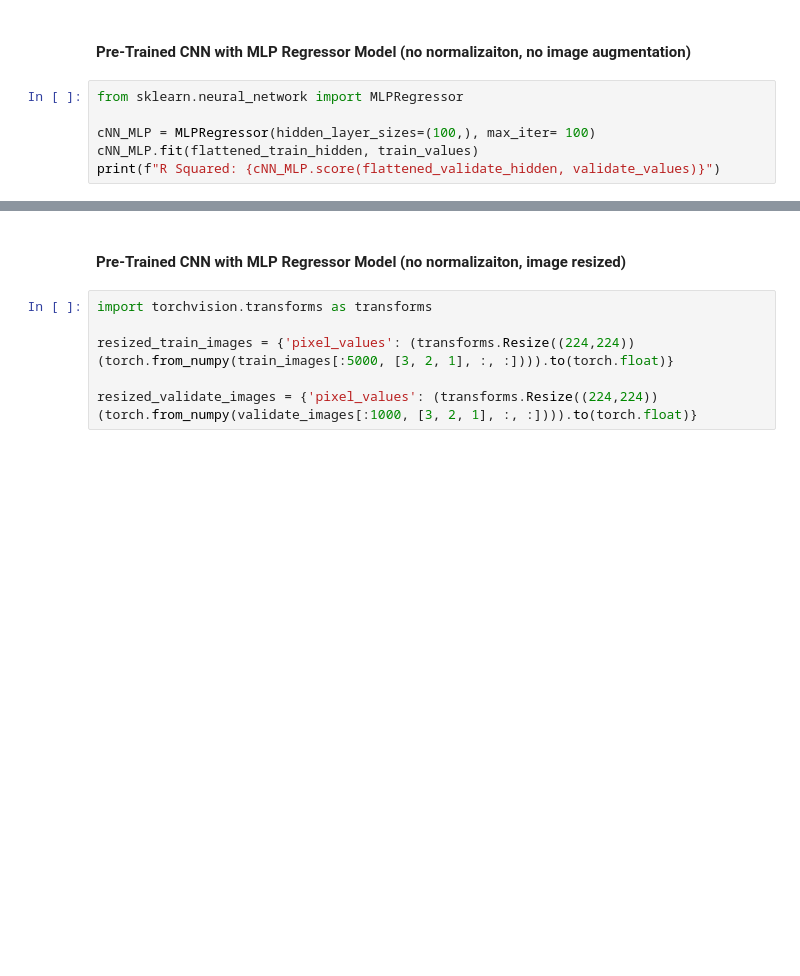
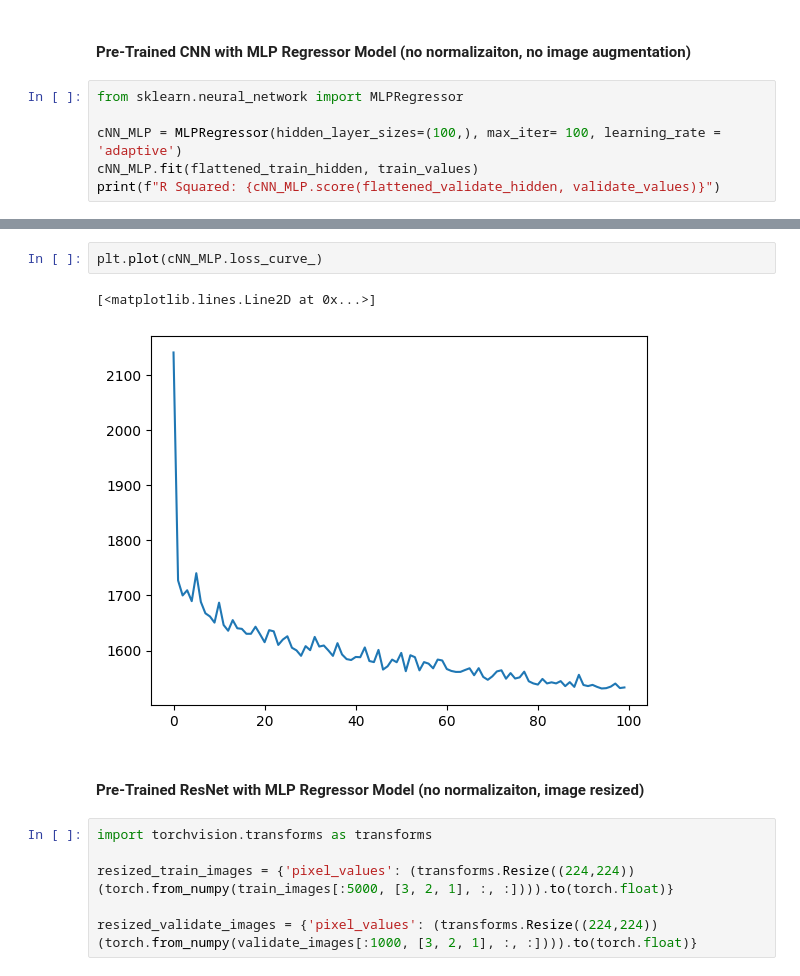
Before and after one commit to heath3rq/ML_Machine-Learning-Biomass-Density-Estimation, a Jupyter notebook: GIZ_Biomass_Starter_Notebook.ipynb, the cells around one changed output, grey strips where cells are left out. Cells and saved outputs as stored; diff of their text form; blank space fills up the shorter version.

```diff
--- a/GIZ_Biomass_Starter_Notebook.ipynb
+++ b/GIZ_Biomass_Starter_Notebook.ipynb
@@ -550,7 +550,7 @@ MSE: 4483.354709909779
 # %%
 from sklearn.neural_network import MLPRegressor
 
-cNN_MLP = MLPRegressor(hidden_layer_sizes=(100,), max_iter= 100)
+cNN_MLP = MLPRegressor(hidden_layer_sizes=(100,), max_iter= 100, learning_rate = 'adaptive')
 cNN_MLP.fit(flattened_train_hidden, train_values)
 print(f"R Squared: {cNN_MLP.score(flattened_validate_hidden, validate_values)}")
 # %% [output]
@@ -562,5 +562,10 @@ MSE: 4137.069597478469
+# %%
+plt.plot(cNN_MLP.loss_curve_)
+# %% [output]
+[<matplotlib.lines.Line2D at 0x...>]
+[figure, added]
 # %% [markdown]
-#### Pre-Trained CNN with MLP Regressor Model (no normalizaiton, image resized)
+#### Pre-Trained ResNet with MLP Regressor Model (no normalizaiton, image resized)
 # %%
 import torchvision.transforms as transforms
 
```
Also changed, not shown: parts of 9 cells of this notebook.
